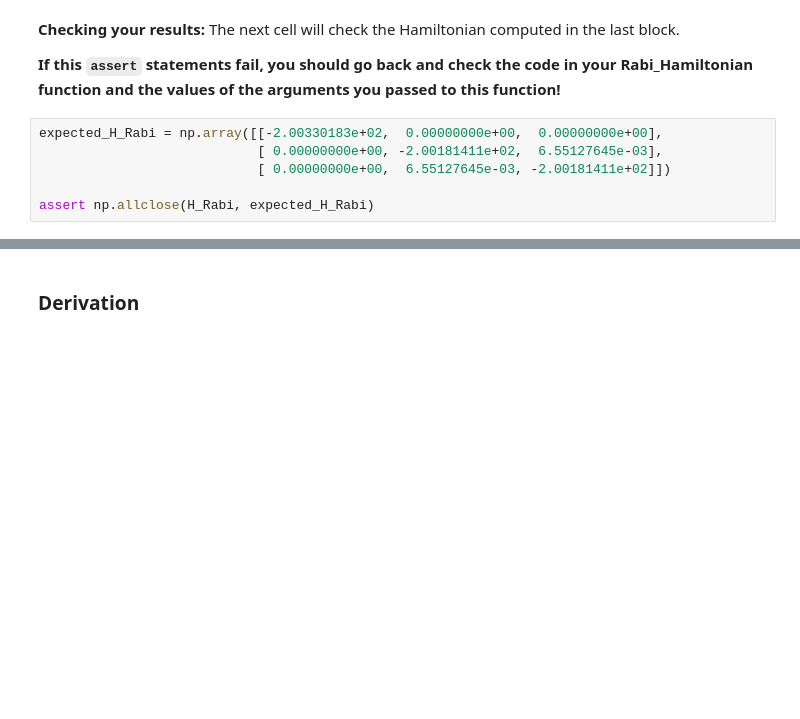
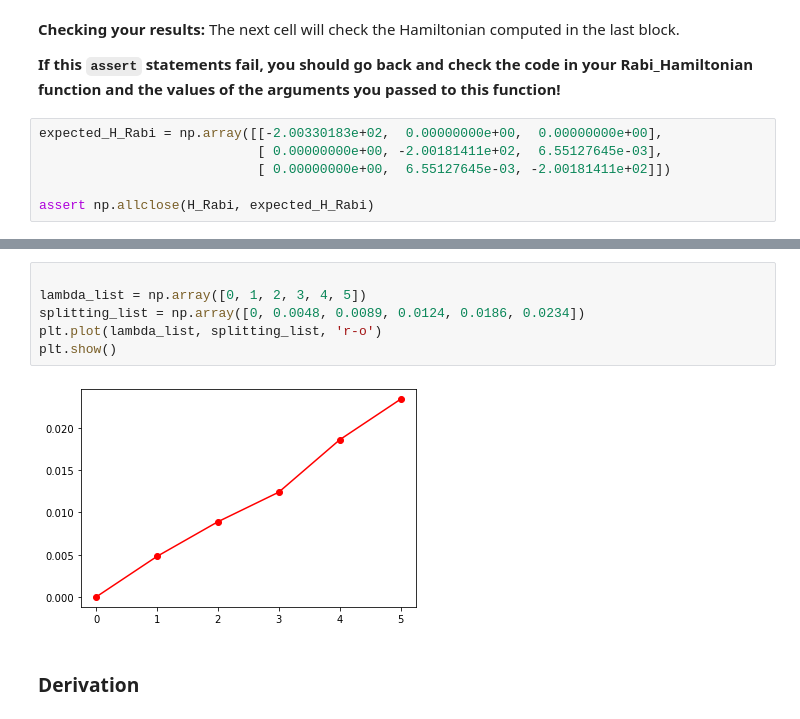
Before and after one commit to lanetolley/psi4education, a Jupyter notebook: labs/Polaritonic_Quantum_Chemistry/MgH_polaritonic_for_escip.ipynb, the cells around one changed output, grey strips where cells are left out. Cells and saved outputs as stored; diff of their text form; blank space fills up the shorter version.

```diff
--- a/labs/Polaritonic_Quantum_Chemistry/MgH_polaritonic_for_escip.ipynb
+++ b/labs/Polaritonic_Quantum_Chemistry/MgH_polaritonic_for_escip.ipynb
@@ -793,3 +662,11 @@ widgets.VBox([plot_widget, slider])
+# %%
+
+lambda_list = np.array([0, 1, 2, 3, 4, 5])
+splitting_list = np.array([0, 0.0048, 0.0089, 0.0124, 0.0186, 0.0234])
+plt.plot(lambda_list, splitting_list, 'r-o')
+plt.show()
+# %% [output]
+[figure, added]
 # %% [markdown]
 <a id=’Derivation’></a>
 ### Derivation
```
Also changed, not shown: parts of 38 cells of this notebook, 1 other file.
